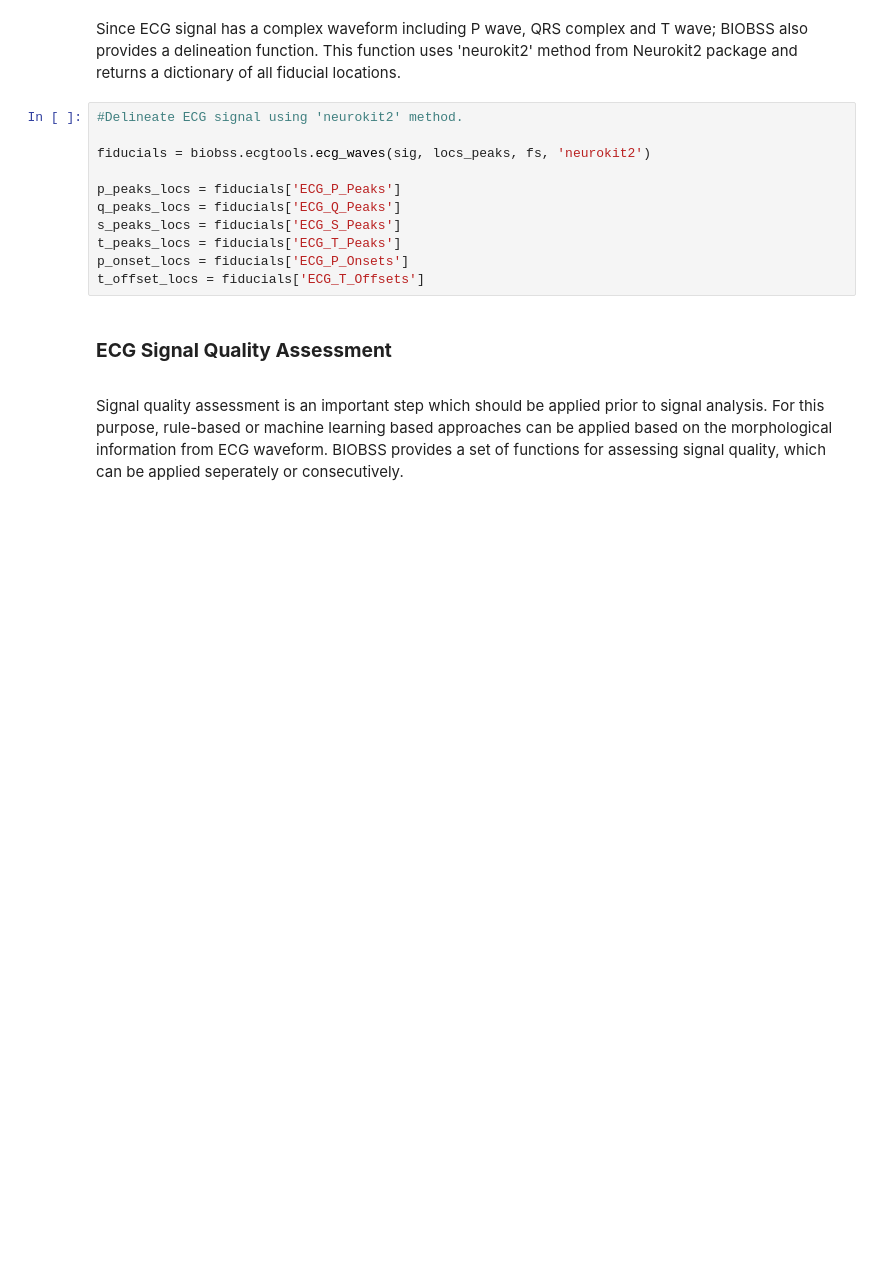
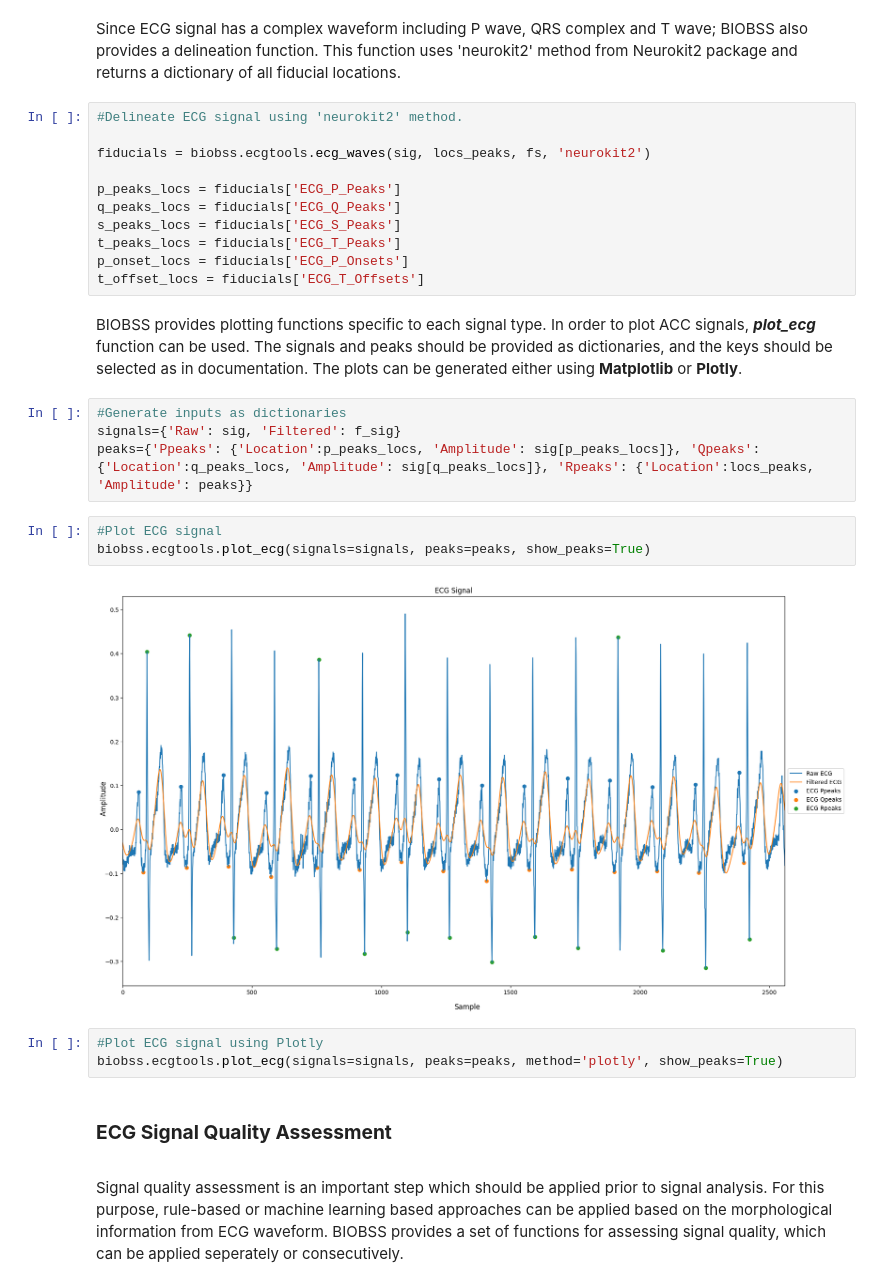
Before and after one commit to obss/BIOBSS, a Jupyter notebook: examples/ecg_processing.ipynb, the cells around one changed output. Cells and saved outputs as stored; diff of their text form; blank space fills up the shorter version.

```diff
--- a/examples/ecg_processing.ipynb
+++ b/examples/ecg_processing.ipynb
@@ -81,6 +81,20 @@ s_peaks_locs = fiducials['ECG_S_Peaks']
 t_peaks_locs = fiducials['ECG_T_Peaks']
 p_onset_locs = fiducials['ECG_P_Onsets']
 t_offset_locs = fiducials['ECG_T_Offsets']
+# %% [markdown]
+BIOBSS provides plotting functions specific to each signal type. In order to plot ACC signals, ___plot_ecg___ function can be used. The signals and peaks should be provided as dictionaries, and the keys should be selected as in documentation. The plots can be generated either using __Matplotlib__ or __Plotly__.
+# %%
+#Generate inputs as dictionaries
+signals={'Raw': sig, 'Filtered': f_sig}
+peaks={'Ppeaks': {'Location':p_peaks_locs, 'Amplitude': sig[p_peaks_locs]}, 'Qpeaks': {'Location':q_peaks_locs, 'Amplitude': sig[q_peaks_locs]}, 'Rpeaks': {'Location':locs_peaks, 'Amplitude': peaks}}
+# %%
+#Plot ECG signal
+biobss.ecgtools.plot_ecg(signals=signals, peaks=peaks, show_peaks=True)
+# %% [output]
+[figure, added]
+# %%
+#Plot ECG signal using Plotly
+biobss.ecgtools.plot_ecg(signals=signals, peaks=peaks, method='plotly', show_peaks=True)
 # %% [markdown]
 ### __ECG Signal Quality Assessment__
 <a id="ecg_sqa"></a>
```
Also changed, not shown: 13 other files.
